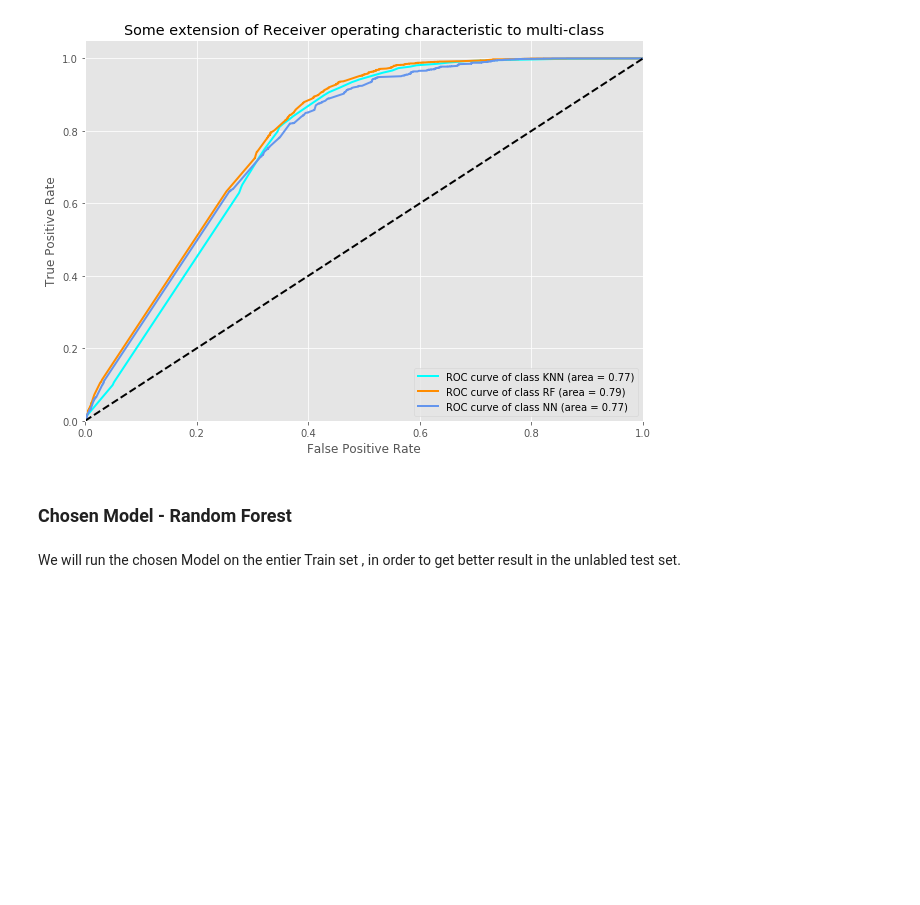
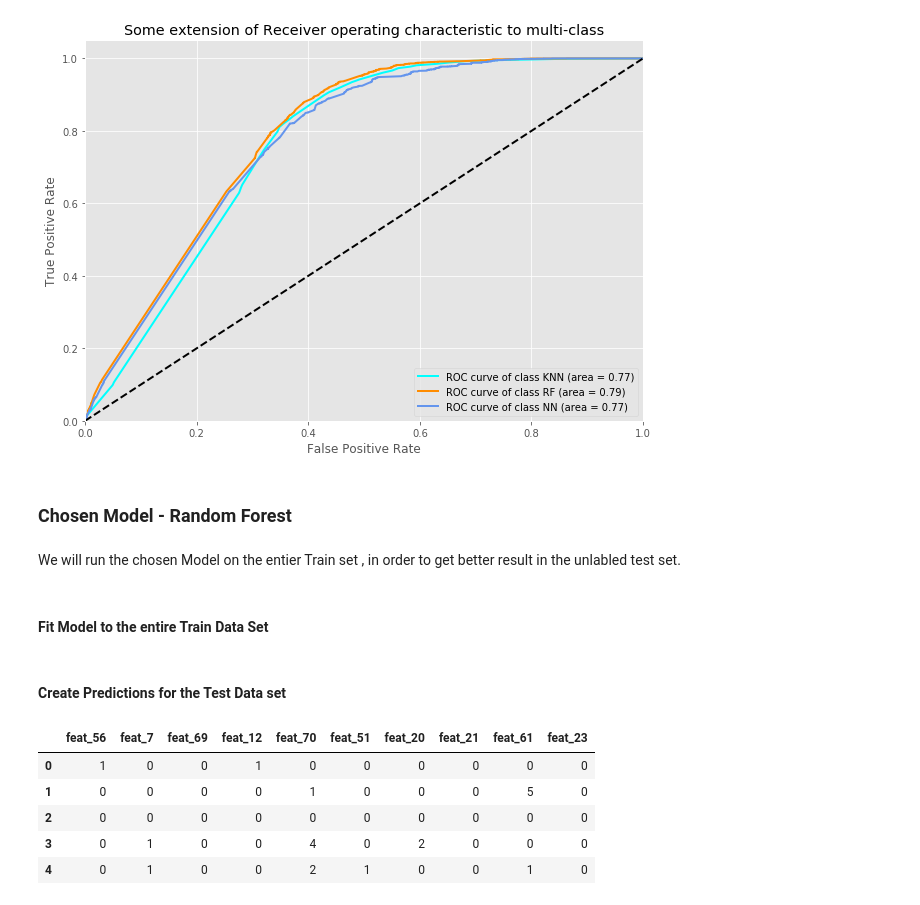
Before and after one commit to tyanay/Data-mining-project, a Jupyter notebook: Data mining project.ipynb, the cells around one changed output. Cells and saved outputs as stored; diff of their text form; code cells hidden in the pictures; blank space fills up the shorter version.

```diff
--- a/Data mining project.ipynb
+++ b/Data mining project.ipynb
@@ -792,6 +792,8 @@ plt.show()
 ### Chosen Model - Random Forest
 # %% [markdown]
 We will run the chosen Model on the entier Train set , in order to get better result in the unlabled test set.
+# %% [markdown]
+#### Fit Model to the entire Train Data Set
 # %%
 chosenRF = RandomForestClassifier(min_samples_split= 8,
                                   n_estimators= 50,
@@ -807,0 +805,12 @@ predict = chosenRF.predict(x_test)
+# %% [markdown]
+#### Create Predictions for the Test Data set
+# %%
+df = pd.read_csv("test_no_target.csv")
+df.head(5)
+# %% [output]
+|  | feat_56 | feat_7 | feat_69 | feat_12 | feat_70 | feat_51 | feat_20 | feat_21 | feat_61 | feat_23 |
+| 0 | 1 | 0 | 0 | 1 | 0 | 0 | 0 | 0 | 0 | 0 |
+| 1 | 0 | 0 | 0 | 0 | 1 | 0 | 0 | 0 | 5 | 0 |
+| 2 | 0 | 0 | 0 | 0 | 0 | 0 | 0 | 0 | 0 | 0 |
+| 3 | 0 | 1 | 0 | 0 | 4 | 0 | 2 | 0 | 0 | 0 |
+| 4 | 0 | 1 | 0 | 0 | 2 | 1 | 0 | 0 | 1 | 0 |
```
Also changed, not shown: parts of 5 cells of this notebook.
